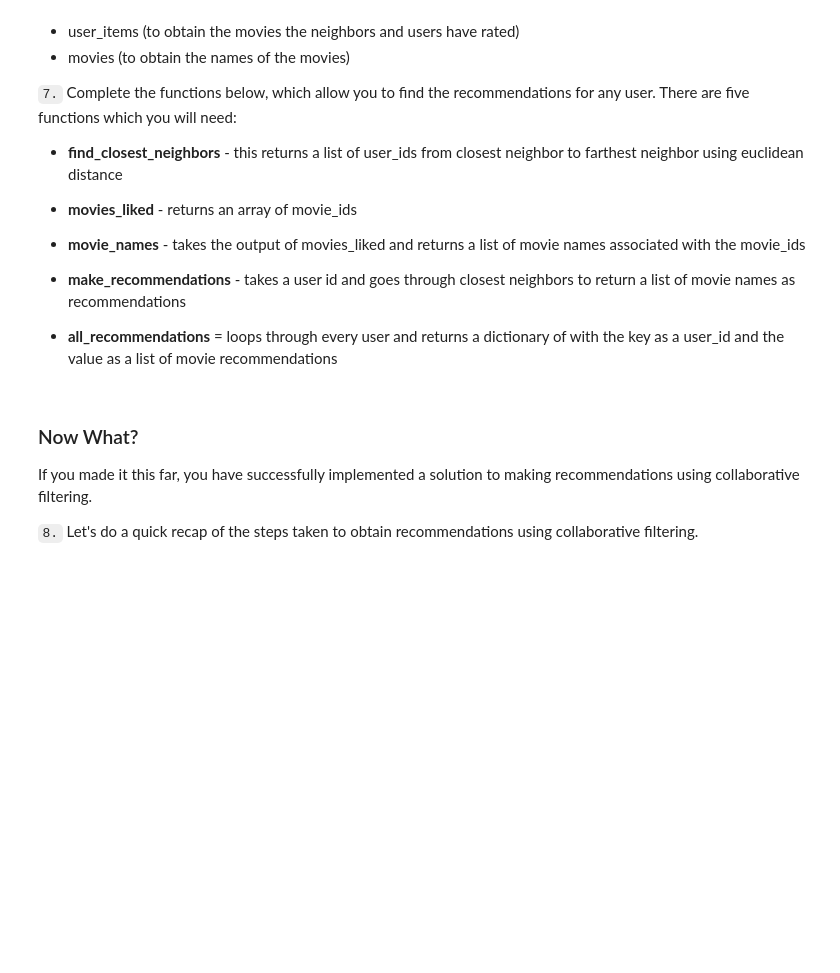
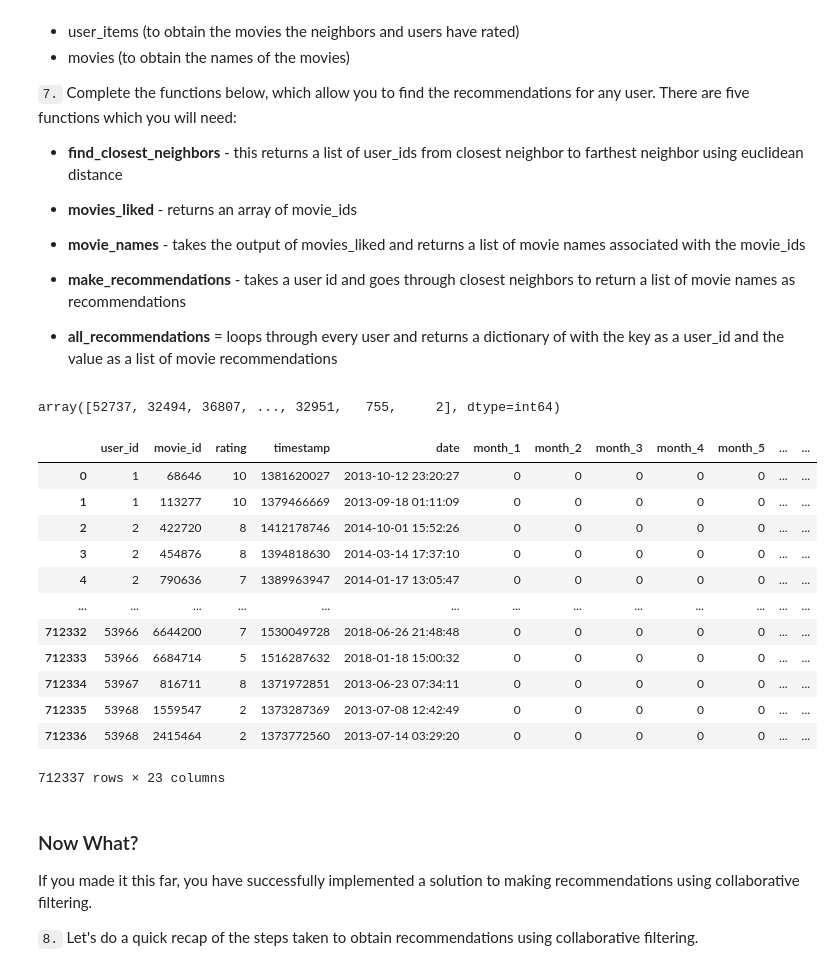
Before and after one commit to alirezakfz/DataSciennce-NanoDegree, a Jupyter notebook: Lesson 08 Intro to recomendation engine/Collaborative Filtering.ipynb, the cells around one changed output. Saved outputs shown, nothing was run; the diff lists cells and outputs as text; code cells hidden in the pictures; blank space fills up the shorter version.

```diff
--- a/Lesson 08 Intro to recomendation engine/Collaborative Filtering.ipynb
+++ b/Lesson 08 Intro to recomendation engine/Collaborative Filtering.ipynb
@@ -314,6 +400,33 @@ I made use of the following objects:
 
 
 * **all_recommendations** = loops through every user and returns a dictionary of with the key as a user_id and the value as a list of movie recommendations
+# %%
+np.array(df_dists[df_dists.user1 == 2].sort_values(by=['eucl_dist'], ascending=False).user2)
+# %% [output]
+array([52737, 32494, 36807, ..., 32951,   755,     2], dtype=int64)
+# %%
+# movies_to_analyze
+# user_by_movie
+# movies_liked(user_id=30, min_rating=7)
+#find_closest_neighbors(5)
+#movies.movie[movies.movie_id==91][4]
+#movie_names([12,25,91])
+#make_recommendations(5)
+reviews
+# %% [output]
+|  | user_id | movie_id | rating | timestamp | date | month_1 | month_2 | month_3 | month_4 | month_5 | ... | ... |
+| 0 | 1 | 68646 | 10 | 1381620027 | 2013-10-12 23:20:27 | 0 | 0 | 0 | 0 | 0 | ... | ... |
+| 1 | 1 | 113277 | 10 | 1379466669 | 2013-09-18 01:11:09 | 0 | 0 | 0 | 0 | 0 | ... | ... |
+| 2 | 2 | 422720 | 8 | 1412178746 | 2014-10-01 15:52:26 | 0 | 0 | 0 | 0 | 0 | ... | ... |
+| 3 | 2 | 454876 | 8 | 1394818630 | 2014-03-14 17:37:10 | 0 | 0 | 0 | 0 | 0 | ... | ... |
+| 4 | 2 | 790636 | 7 | 1389963947 | 2014-01-17 13:05:47 | 0 | 0 | 0 | 0 | 0 | ... | ... |
+| ... | ... | ... | ... | ... | ... | ... | ... | ... | ... | ... | ... | ... |
+| 712332 | 53966 | 6644200 | 7 | 1530049728 | 2018-06-26 21:48:48 | 0 | 0 | 0 | 0 | 0 | ... | ... |
+| 712333 | 53966 | 6684714 | 5 | 1516287632 | 2018-01-18 15:00:32 | 0 | 0 | 0 | 0 | 0 | ... | ... |
+| 712334 | 53967 | 816711 | 8 | 1371972851 | 2013-06-23 07:34:11 | 0 | 0 | 0 | 0 | 0 | ... | ... |
+| 712335 | 53968 | 1559547 | 2 | 1373287369 | 2013-07-08 12:42:49 | 0 | 0 | 0 | 0 | 0 | ... | ... |
+| 712336 | 53968 | 2415464 | 2 | 1373772560 | 2013-07-14 03:29:20 | 0 | 0 | 0 | 0 | 0 | ... | ... |
+712337 rows × 23 columns
 # %%
 def find_closest_neighbors(user):
     '''
```
Also changed, not shown: parts of 18 cells of this notebook, 3 other files.
